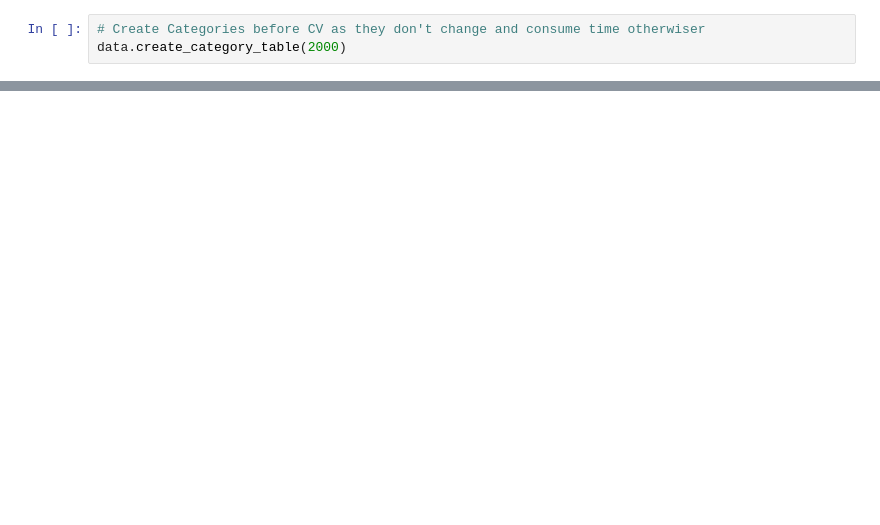
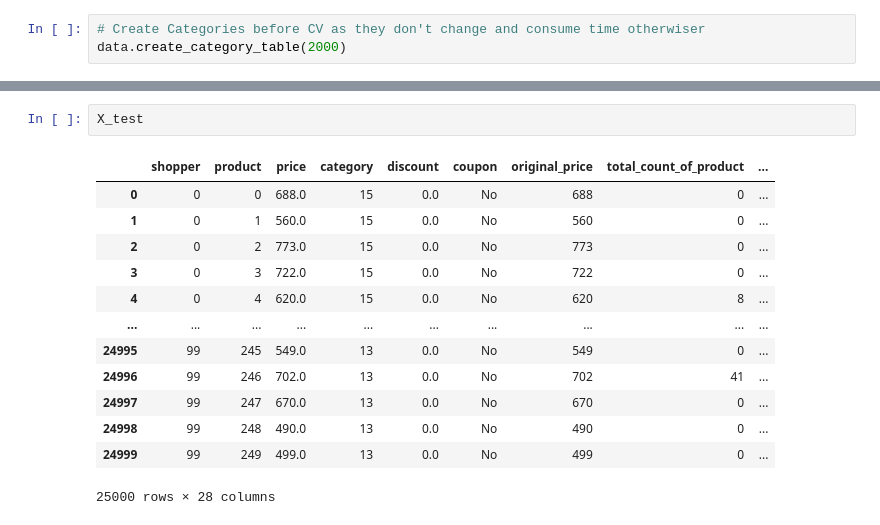
Before and after one commit to uhdang/mlim_group_3_final_assignment, a Jupyter notebook: project/train_cv.ipynb, the cells around one changed output, grey strips where cells are left out. Drawn from its saved outputs; the diff is of its cells as text; blank space fills up the shorter version.

```diff
--- a/project/train_cv.ipynb
+++ b/project/train_cv.ipynb
@@ -51,0 +71,16 @@ See the caveats in the documentation: https://pandas.pydata.org/pandas-docs/stab
+# %%
+X_test
+# %% [output]
+|  | shopper | product | price | category | discount | coupon | original_price | total_count_of_product | ... |
+| 0 | 0 | 0 | 688.0 | 15 | 0.0 | No | 688 | 0 | ... |
+| 1 | 0 | 1 | 560.0 | 15 | 0.0 | No | 560 | 0 | ... |
+| 2 | 0 | 2 | 773.0 | 15 | 0.0 | No | 773 | 0 | ... |
+| 3 | 0 | 3 | 722.0 | 15 | 0.0 | No | 722 | 0 | ... |
+| 4 | 0 | 4 | 620.0 | 15 | 0.0 | No | 620 | 8 | ... |
+| ... | ... | ... | ... | ... | ... | ... | ... | ... | ... |
+| 24995 | 99 | 245 | 549.0 | 13 | 0.0 | No | 549 | 0 | ... |
+| 24996 | 99 | 246 | 702.0 | 13 | 0.0 | No | 702 | 41 | ... |
+| 24997 | 99 | 247 | 670.0 | 13 | 0.0 | No | 670 | 0 | ... |
+| 24998 | 99 | 248 | 490.0 | 13 | 0.0 | No | 490 | 0 | ... |
+| 24999 | 99 | 249 | 499.0 | 13 | 0.0 | No | 499 | 0 | ... |
+25000 rows × 28 columns
```
Also changed, not shown: parts of 11 cells of this notebook.
